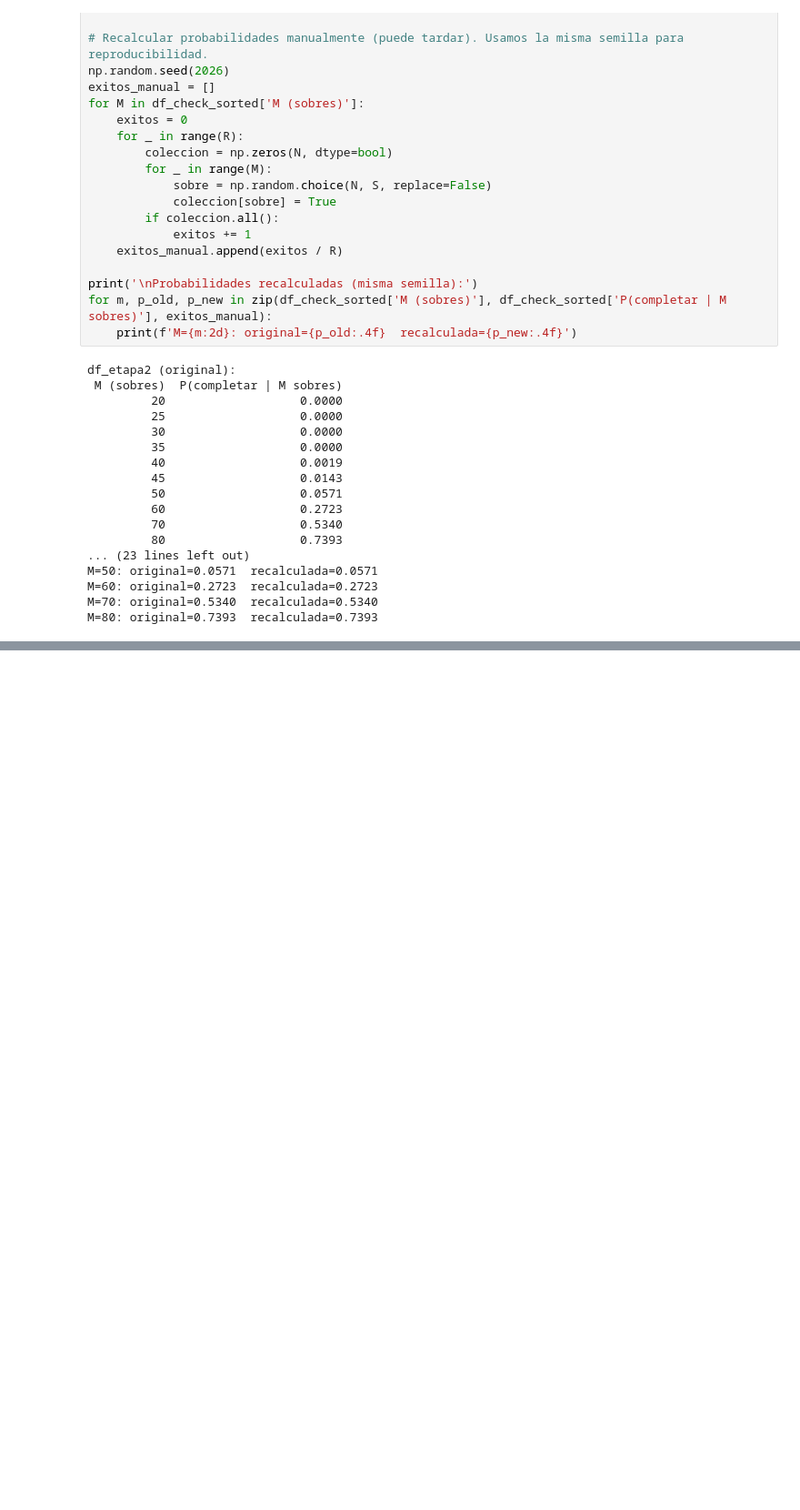
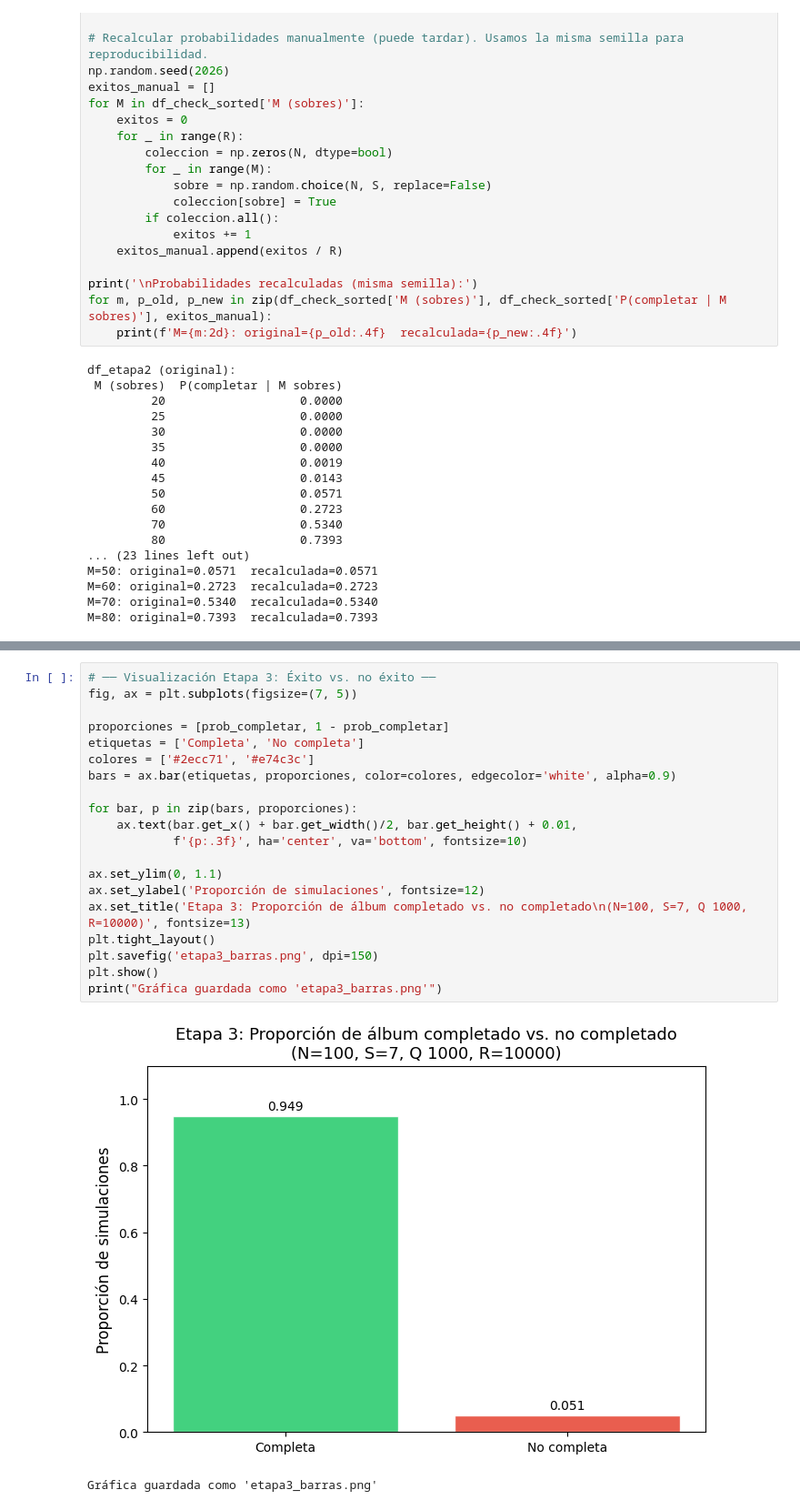
Before and after one commit to silversitoooo/LAB-7, a Jupyter notebook: laboratorio7_panini.ipynb, the cells around one changed output, grey strips where cells are left out. Shown at 91% size. Drawn from its saved outputs; the diff is of its cells as text; blank space fills up the shorter version.

```diff
--- a/laboratorio7_panini.ipynb
+++ b/laboratorio7_panini.ipynb
@@ -298,0 +434,23 @@ M=80: original=0.7393  recalculada=0.7393
+# %%
+# ── Visualización Etapa 3: Éxito vs. no éxito ──
+fig, ax = plt.subplots(figsize=(7, 5))
+
+proporciones = [prob_completar, 1 - prob_completar]
+etiquetas = ['Completa', 'No completa']
+colores = ['#2ecc71', '#e74c3c']
+bars = ax.bar(etiquetas, proporciones, color=colores, edgecolor='white', alpha=0.9)
+
+for bar, p in zip(bars, proporciones):
+    ax.text(bar.get_x() + bar.get_width()/2, bar.get_height() + 0.01,
+            f'{p:.3f}', ha='center', va='bottom', fontsize=10)
+
+ax.set_ylim(0, 1.1)
+ax.set_ylabel('Proporción de simulaciones', fontsize=12)
+ax.set_title('Etapa 3: Proporción de álbum completado vs. no completado\n(N=100, S=7, Q 1000, R=10000)', fontsize=13)
+plt.tight_layout()
+plt.savefig('etapa3_barras.png', dpi=150)
+plt.show()
+print("Gráfica guardada como 'etapa3_barras.png'")
+# %% [output]
+[figure, added]
+Gráfica guardada como 'etapa3_barras.png'
```
Also changed, not shown: parts of 5 cells of this notebook.
